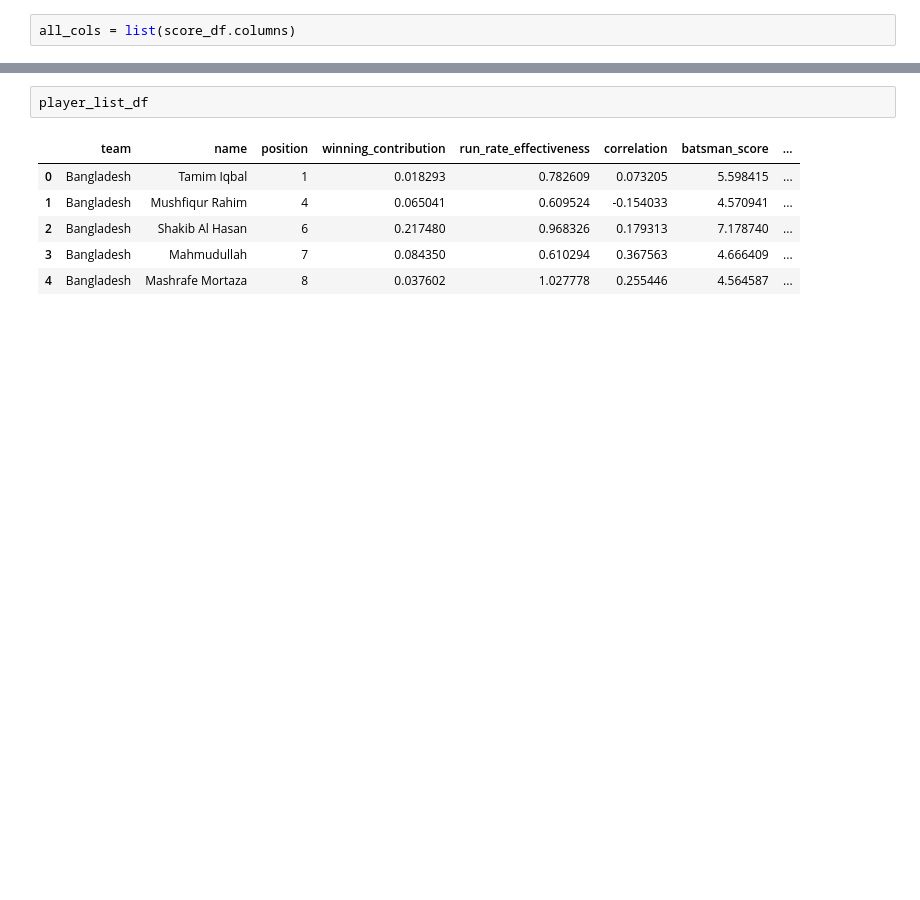
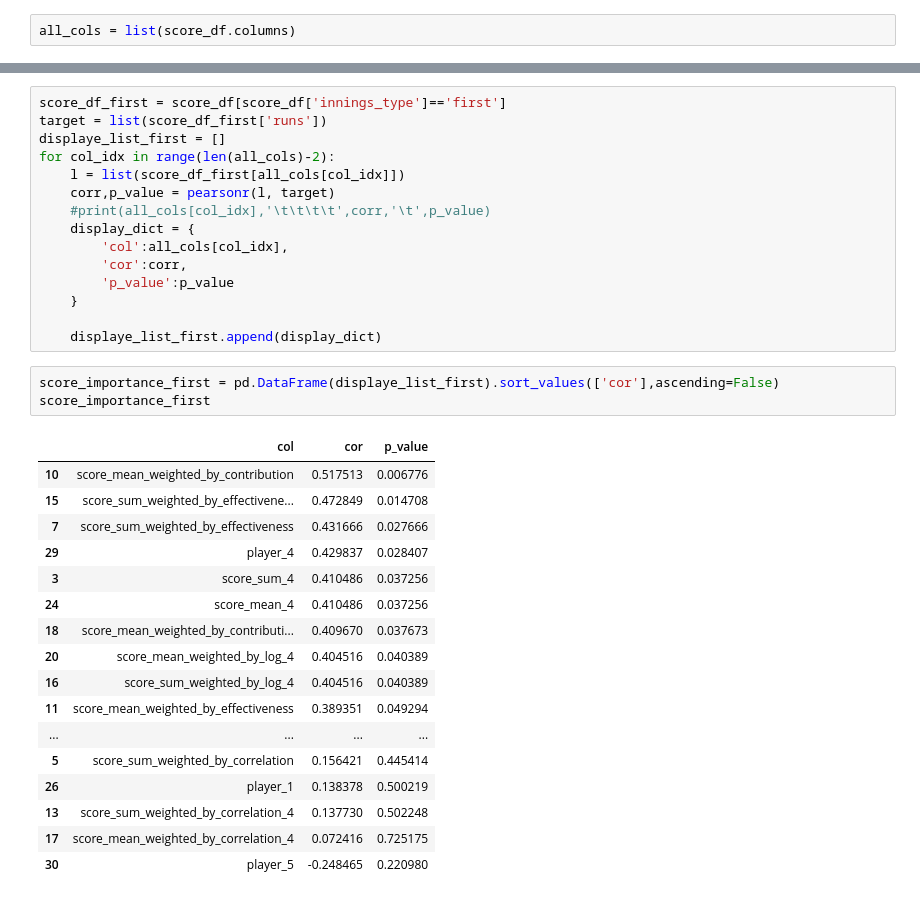
Before and after one commit to souviksbhowmik/cricket_ai_solution, a Jupyter notebook: analyse batsman score correlation.ipynb, the cells around one changed output, grey strips where cells are left out. Cells and saved outputs as stored; diff of their text form; blank space fills up the shorter version.

```diff
--- a/analyse batsman score correlation.ipynb
+++ b/analyse batsman score correlation.ipynb
@@ -189,9 +210,36 @@ pd.DataFrame(displaye_list).sort_values(['cor'],ascending=False)
-# %%
-player_list_df
-# %% [output]
-|  | team | name | position | winning_contribution | run_rate_effectiveness | correlation | batsman_score | ... |
-| 0 | Bangladesh | Tamim Iqbal | 1 | 0.018293 | 0.782609 | 0.073205 | 5.598415 | ... |
-| 1 | Bangladesh | Mushfiqur Rahim | 4 | 0.065041 | 0.609524 | -0.154033 | 4.570941 | ... |
-| 2 | Bangladesh | Shakib Al Hasan | 6 | 0.217480 | 0.968326 | 0.179313 | 7.178740 | ... |
-| 3 | Bangladesh | Mahmudullah | 7 | 0.084350 | 0.610294 | 0.367563 | 4.666409 | ... |
-| 4 | Bangladesh | Mashrafe Mortaza | 8 | 0.037602 | 1.027778 | 0.255446 | 4.564587 | ... |
+# %%
+score_df_first = score_df[score_df['innings_type']=='first']
+target = list(score_df_first['runs'])
+displaye_list_first = []
+for col_idx in range(len(all_cols)-2):
+    l = list(score_df_first[all_cols[col_idx]])
+    corr,p_value = pearsonr(l, target)
+    #print(all_cols[col_idx],'\t\t\t\t',corr,'\t',p_value)
+    display_dict = {
+        'col':all_cols[col_idx],
+        'cor':corr,
+        'p_value':p_value
+    }
+
+    displaye_list_first.append(display_dict)
+# %%
+score_importance_first = pd.DataFrame(displaye_list_first).sort_values(['cor'],ascending=False)
+score_importance_first
+# %% [output]
+|  | col | cor | p_value |
+| 10 | score_mean_weighted_by_contribution | 0.517513 | 0.006776 |
+| 15 | score_sum_weighted_by_effectivene... | 0.472849 | 0.014708 |
+| 7 | score_sum_weighted_by_effectiveness | 0.431666 | 0.027666 |
+| 29 | player_4 | 0.429837 | 0.028407 |
+| 3 | score_sum_4 | 0.410486 | 0.037256 |
+| 24 | score_mean_4 | 0.410486 | 0.037256 |
+| 18 | score_mean_weighted_by_contributi... | 0.409670 | 0.037673 |
+| 20 | score_mean_weighted_by_log_4 | 0.404516 | 0.040389 |
+| 16 | score_sum_weighted_by_log_4 | 0.404516 | 0.040389 |
+| 11 | score_mean_weighted_by_effectiveness | 0.389351 | 0.049294 |
+| ... | ... | ... | ... |
+| 5 | score_sum_weighted_by_correlation | 0.156421 | 0.445414 |
+| 26 | player_1 | 0.138378 | 0.500219 |
+| 13 | score_sum_weighted_by_correlation_4 | 0.137730 | 0.502248 |
+| 17 | score_mean_weighted_by_correlation_4 | 0.072416 | 0.725175 |
+| 30 | player_5 | -0.248465 | 0.220980 |
```
Also changed, not shown: parts of 7 cells of this notebook.
